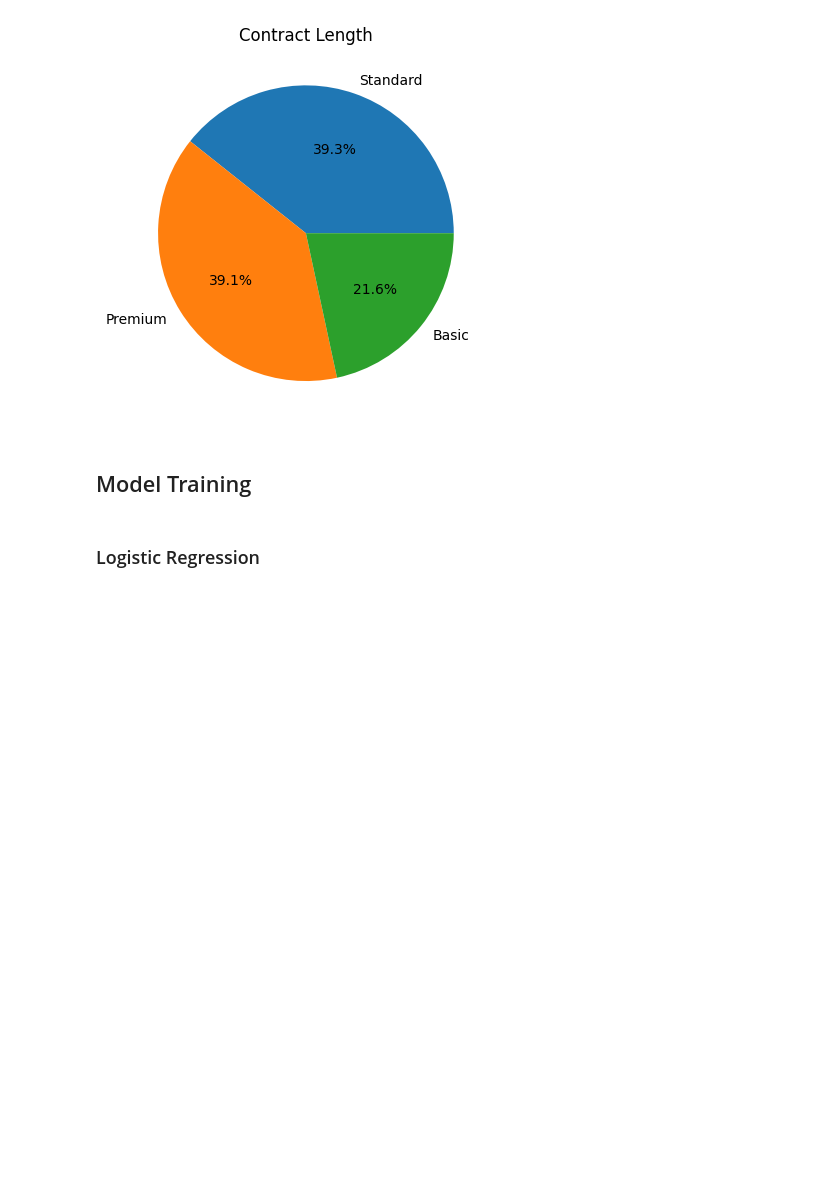
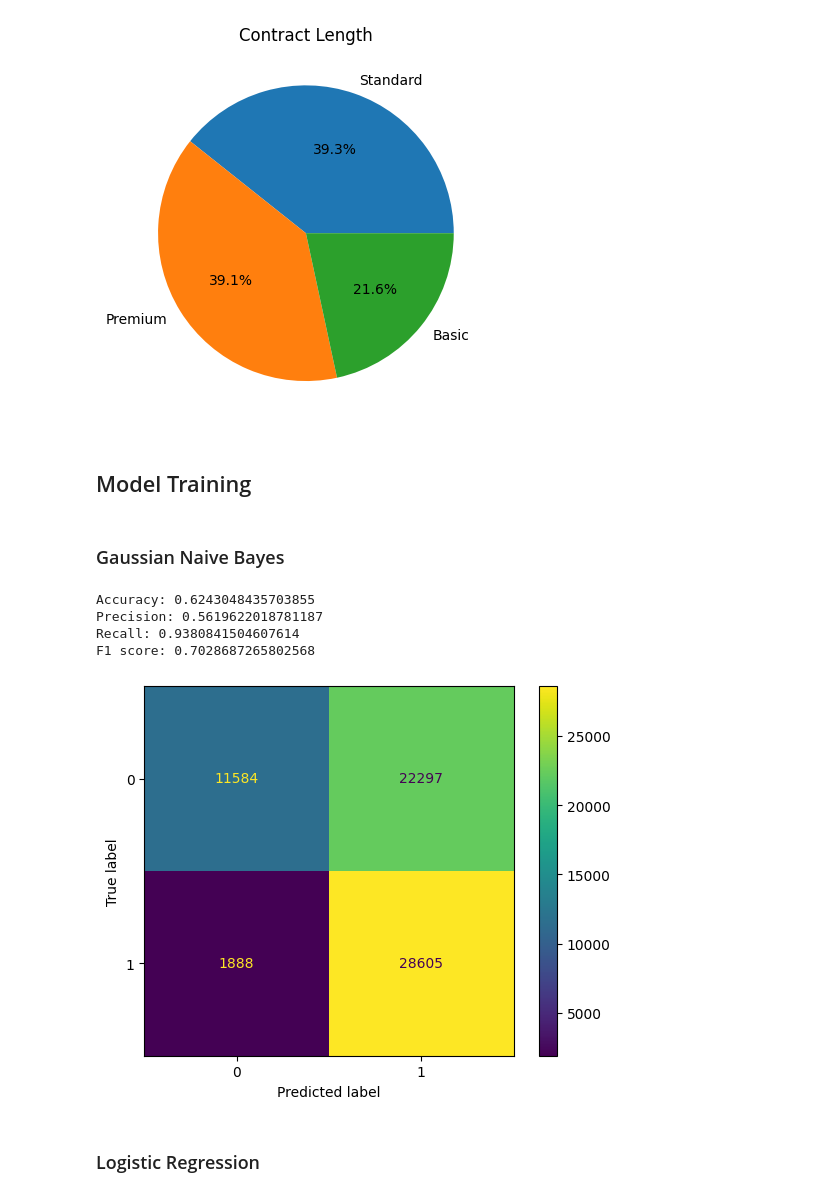
Before and after one commit to keonnk/Tersano-Coding-Challenge-Part2, a Jupyter notebook: notebook.ipynb, the cells around one changed output. Drawn from its saved outputs; the diff is of its cells as text; code cells hidden in the pictures; blank space fills up the shorter version.

```diff
--- a/notebook.ipynb
+++ b/notebook.ipynb
@@ -68,6 +79,34 @@ Text(0.5, 1.0, 'Contract Length')
 [figure]
 # %% [markdown]
 ## Model Training
+# %% [markdown]
+### Gaussian Naive Bayes
+# %%
+gnb = GaussianNB()
+gnb.fit(x_train, y_train)
+
+y_pred = gnb.predict(x_test)
+accuracy = metrics.accuracy_score(y_true, y_pred)
+precision = metrics.precision_score(y_true, y_pred)
+recall = metrics.recall_score(y_true, y_pred)
+f1_score = metrics.f1_score(y_true, y_pred)
+
+print(f'Accuracy: {accuracy}')
+print(f'Precision: {precision}')
+print(f'Recall: {recall}')
+print(f'F1 score: {f1_score}')
+
+display = metrics.ConfusionMatrixDisplay.from_predictions(
+    y_true,
+    y_pred,
+)
+plt.show()
+# %% [output]
+Accuracy: 0.6243048435703855
+Precision: 0.5619622018781187
+Recall: 0.9380841504607614
+F1 score: 0.7028687265802568
+[figure, added]
 # %% [markdown]
 ### Logistic Regression
 # %%
```
Also changed, not shown: parts of 9 cells of this notebook, 2 other files.
